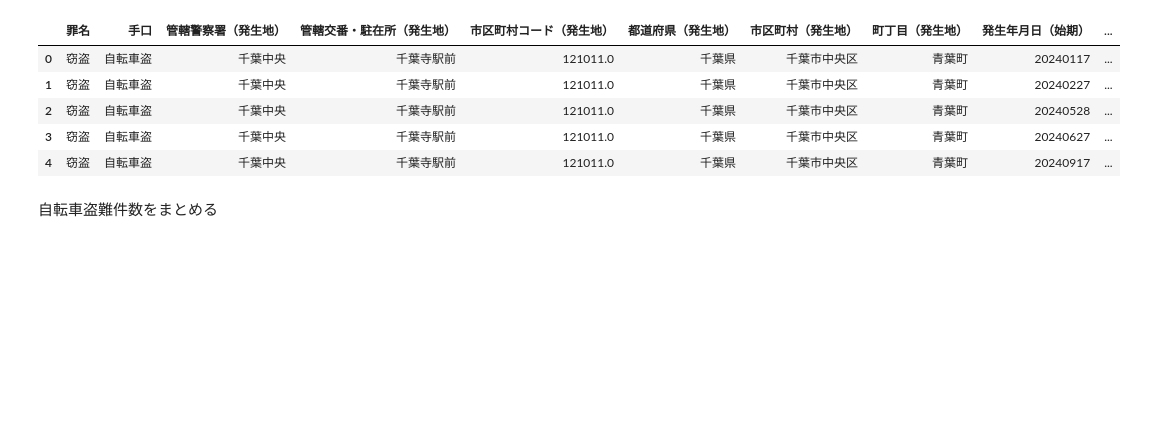
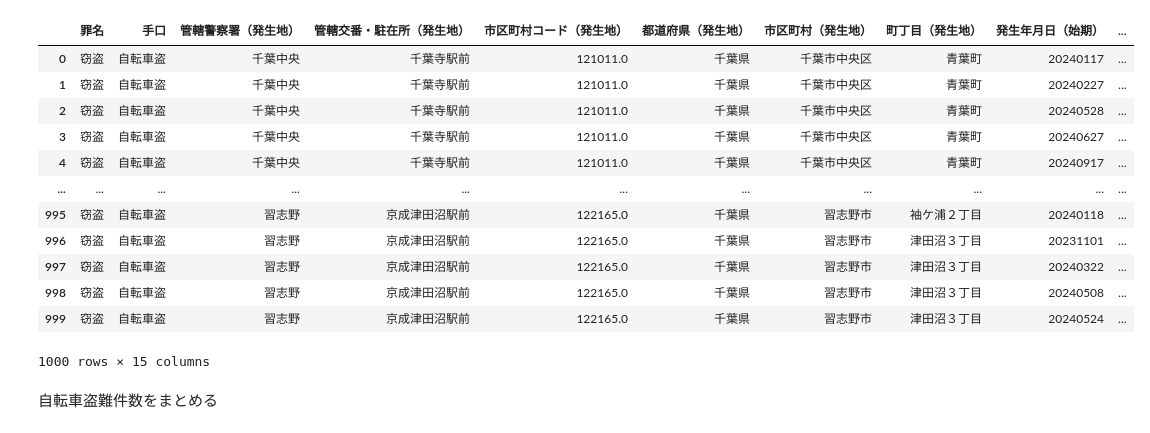
Before and after one commit to a250819a-crypto/me, a Jupyter notebook: week8/jitensha.ipynb, the cells around one changed output. Cells and saved outputs as stored; diff of their text form; code cells hidden in the pictures; blank space fills up the shorter version.

```diff
--- a/week8/jitensha.ipynb
+++ b/week8/jitensha.ipynb
@@ -1,15 +1,22 @@
 # %%
 import pandas as pd
 
 df = pd.read_csv("jitensha.csv")
-df.head()
+df.head(1000)
 # %% [output]
 |  | 罪名 | 手口 | 管轄警察署（発生地） | 管轄交番・駐在所（発生地） | 市区町村コード（発生地） | 都道府県（発生地） | 市区町村（発生地） | 町丁目（発生地） | 発生年月日（始期） | ... |
 | 0 | 窃盗 | 自転車盗 | 千葉中央 | 千葉寺駅前 | 121011.0 | 千葉県 | 千葉市中央区 | 青葉町 | 20240117 | ... |
 | 1 | 窃盗 | 自転車盗 | 千葉中央 | 千葉寺駅前 | 121011.0 | 千葉県 | 千葉市中央区 | 青葉町 | 20240227 | ... |
 | 2 | 窃盗 | 自転車盗 | 千葉中央 | 千葉寺駅前 | 121011.0 | 千葉県 | 千葉市中央区 | 青葉町 | 20240528 | ... |
 | 3 | 窃盗 | 自転車盗 | 千葉中央 | 千葉寺駅前 | 121011.0 | 千葉県 | 千葉市中央区 | 青葉町 | 20240627 | ... |
 | 4 | 窃盗 | 自転車盗 | 千葉中央 | 千葉寺駅前 | 121011.0 | 千葉県 | 千葉市中央区 | 青葉町 | 20240917 | ... |
+| ... | ... | ... | ... | ... | ... | ... | ... | ... | ... | ... |
+| 995 | 窃盗 | 自転車盗 | 習志野 | 京成津田沼駅前 | 122165.0 | 千葉県 | 習志野市 | 袖ケ浦２丁目 | 20240118 | ... |
+| 996 | 窃盗 | 自転車盗 | 習志野 | 京成津田沼駅前 | 122165.0 | 千葉県 | 習志野市 | 津田沼３丁目 | 20231101 | ... |
+| 997 | 窃盗 | 自転車盗 | 習志野 | 京成津田沼駅前 | 122165.0 | 千葉県 | 習志野市 | 津田沼３丁目 | 20240322 | ... |
+| 998 | 窃盗 | 自転車盗 | 習志野 | 京成津田沼駅前 | 122165.0 | 千葉県 | 習志野市 | 津田沼３丁目 | 20240508 | ... |
+| 999 | 窃盗 | 自転車盗 | 習志野 | 京成津田沼駅前 | 122165.0 | 千葉県 | 習志野市 | 津田沼３丁目 | 20240524 | ... |
+1000 rows × 15 columns
 # %% [markdown]
 自転車盗難件数をまとめる
 # %%
```
Also changed, not shown: parts of 3 cells of this notebook.
